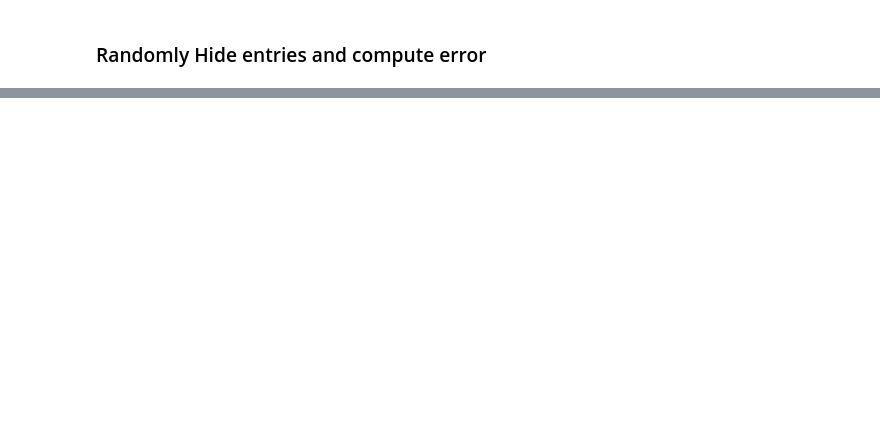
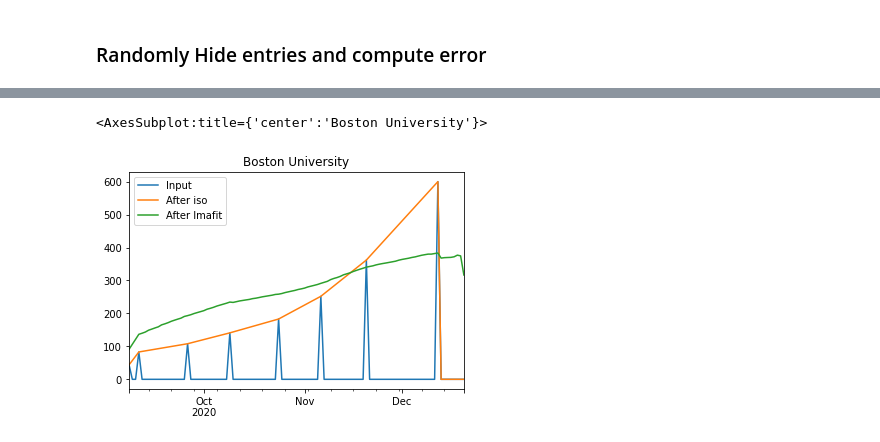
Before and after one commit to kevin-q2/Covid_Diffusion, a Jupyter notebook: analysis/completion_tests.ipynb, the cells around one changed output, grey strips where cells are left out. Saved outputs shown, nothing was run; the diff lists cells and outputs as text; code cells hidden in the pictures; blank space fills up the shorter version.

```diff
--- a/analysis/completion_tests.ipynb
+++ b/analysis/completion_tests.ipynb
@@ -229,0 +290,8 @@ Text(0.5, 1.0, 'Error after matrix completion + isotonic regression')
+# %%
+bu = pd.concat([dset.dataframe['Boston University'], with_iso.dataframe['Boston University'], with_comp.dataframe['Boston University']], axis = 1)
+bu.columns = ['Input', 'After iso', 'After lmafit']
+
+bu.plot(legend=True, title = 'Boston University')
+# %% [output]
+<AxesSubplot:title={'center':'Boston University'}>
+[figure, added]
```
Also changed, not shown: parts of 34 cells of this notebook.
